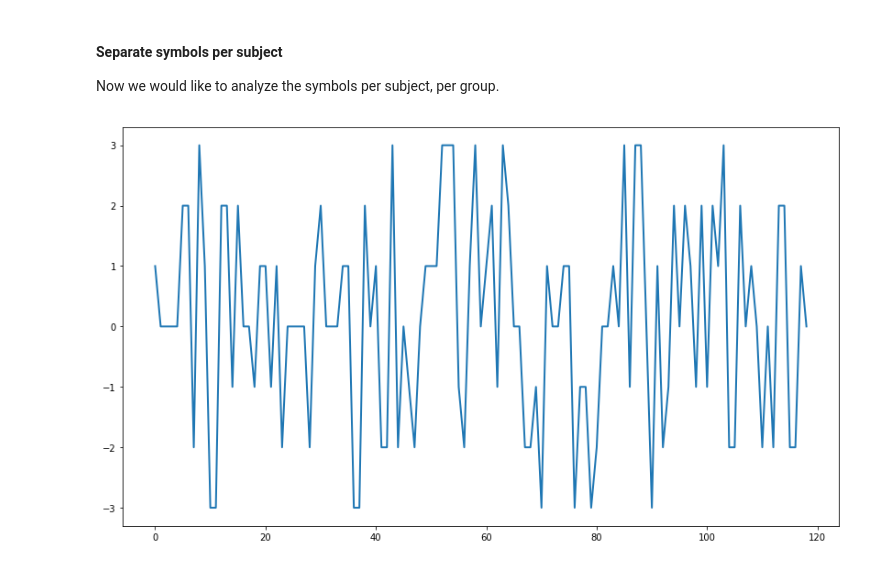
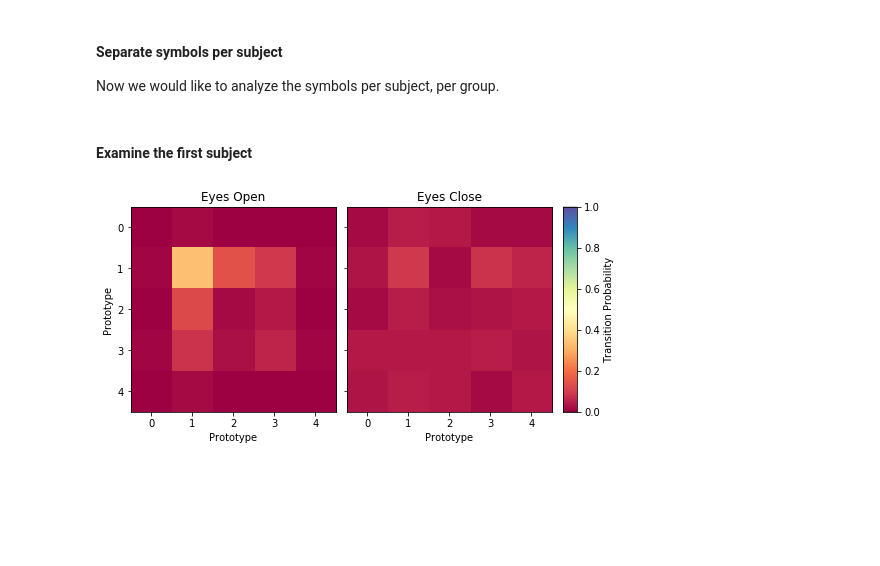
Before and after one commit to makism/dyconnmap, a Jupyter notebook: tutorials/4 - Dynamic Connectivity (Group Analysis).ipynb, the cells around one changed output. Cells and saved outputs as stored; diff of their text form; code cells hidden in the pictures; blank space fills up the shorter version.

Commit message:
Update example to demonstrate a Markov Matrix.

```diff
--- a/tutorials/4 - Dynamic Connectivity (Group Analysis).ipynb
+++ b/tutorials/4 - Dynamic Connectivity (Group Analysis).ipynb
@@ -161,11 +161,8 @@ Now we would like to analyze the symbols per subject, per group.
 # %%
 grp_sym_eo = np.array_split(grp_dist_eo, 10, axis=0)
 grp_sym_ec = np.array_split(grp_dist_ec, 10, axis=0)
+# %% [markdown]
+#### Examine the first subject
 # %%
 subj1_eyes_open = grp_sym_eo[0]
 subj1_eyes_closed = grp_sym_ec[0]
-# %%
-plt.figure(figsize=(14, 8))
-_ = plt.plot(eyes_open - eyes_closed, lw=2.0)
-# %% [output]
-[figure, removed]
@@ -171,0 +171,33 @@ _ = plt.plot(eyes_open - eyes_closed, lw=2.0)
+# %%
+markov_matrix_eo = markov_matrix(subj1_eyes_open)
+markov_matrix_ec = markov_matrix(subj1_eyes_closed)
+# %%
+from mpl_toolkits.axes_grid1 import ImageGrid
+f = plt.figure(figsize=(8, 6))
+grid = ImageGrid(f, 111,
+                 nrows_ncols=(1,2),
+                 axes_pad=0.15,
+                 share_all=True,
+                 cbar_location="right",
+                 cbar_mode="single",
+                 cbar_size="7%",
+                 cbar_pad=0.15,
+                 )
+im = grid[0].imshow(markov_matrix_eo, vmin=0.0, vmax=1.0, cmap=plt.cm.Spectral)
+grid[0].set_xlabel('Prototype')
+grid[0].set_ylabel('Prototype')
+grid[0].set_title('Eyes Open')
+
+im = grid[1].imshow(markov_matrix_ec, vmin=0.0, vmax=1.0, cmap=plt.cm.Spectral)
+grid[1].set_xlabel('Prototype')
+grid[1].set_ylabel('Prototype')
+grid[1].set_title('Eyes Close')
+
+cb = grid[1].cax.colorbar(im)
+cax = grid.cbar_axes[0]
+axis = cax.axis[cax.orientation]
+axis.label.set_text("Transition Probability")
+
+plt.show()
+# %% [output]
+[figure, added]
```
Also changed, not shown: parts of 1 cell of this notebook.
